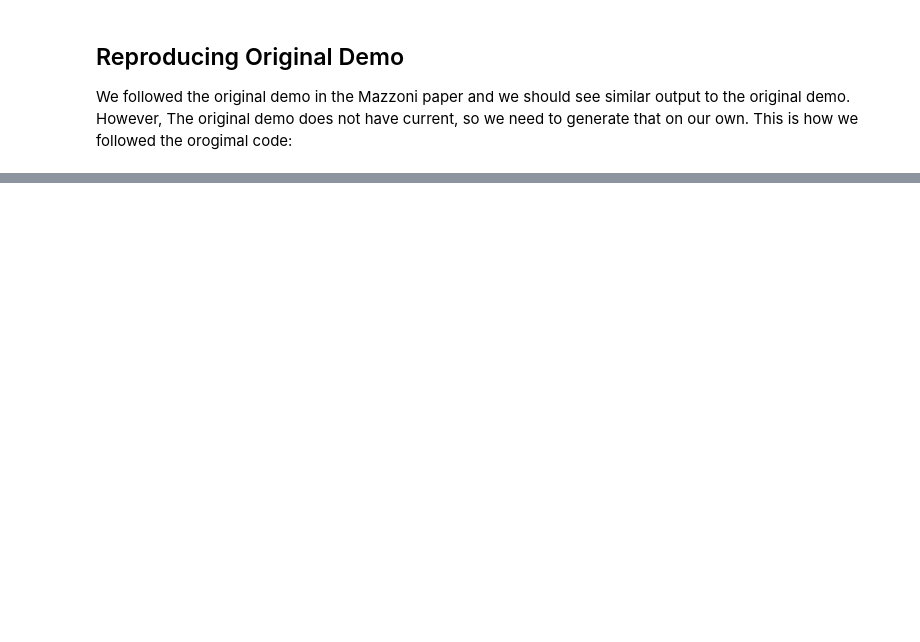
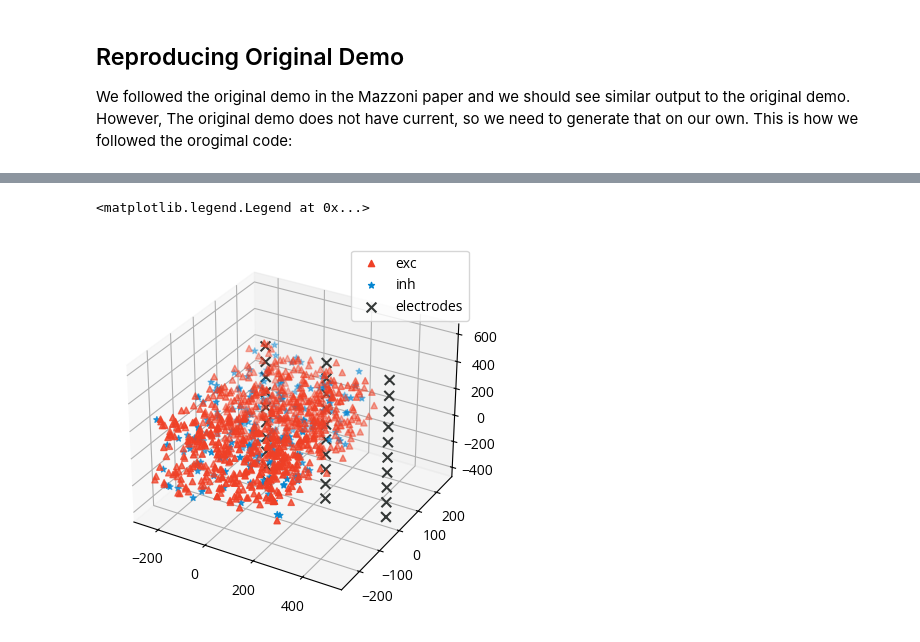
Before and after one commit to Sensory-Information-Processing-Lab/tklfp, a Jupyter notebook: notebooks/demo.ipynb, the cells around one changed output, grey strips where cells are left out. Saved outputs shown, nothing was run; the diff lists cells and outputs as text; code cells hidden in the pictures; blank space fills up the shorter version.

```diff
--- a/notebooks/demo.ipynb
+++ b/notebooks/demo.ipynb
@@ -88,0 +302,12 @@ plt.xticks(range(9), labels=x)
+# %%
+fig = plt.figure()
+ax = fig.add_subplot(projection="3d")
+ax.scatter(*neuron_coords[:N_Excit].T, marker="^", color="xkcd:tomato", label="exc")
+ax.scatter(*neuron_coords[N_Excit:].T, marker="*", color="xkcd:cerulean", label="inh")
+ax.scatter(
+    *elec_coords.T, marker="x", alpha=1, s=50, color="xkcd:charcoal", label="electrodes"
+)
+ax.legend()
+# %% [output]
+<matplotlib.legend.Legend at 0x...>
+[figure, added]
```
Also changed, not shown: parts of 21 cells of this notebook, 9 other files.
